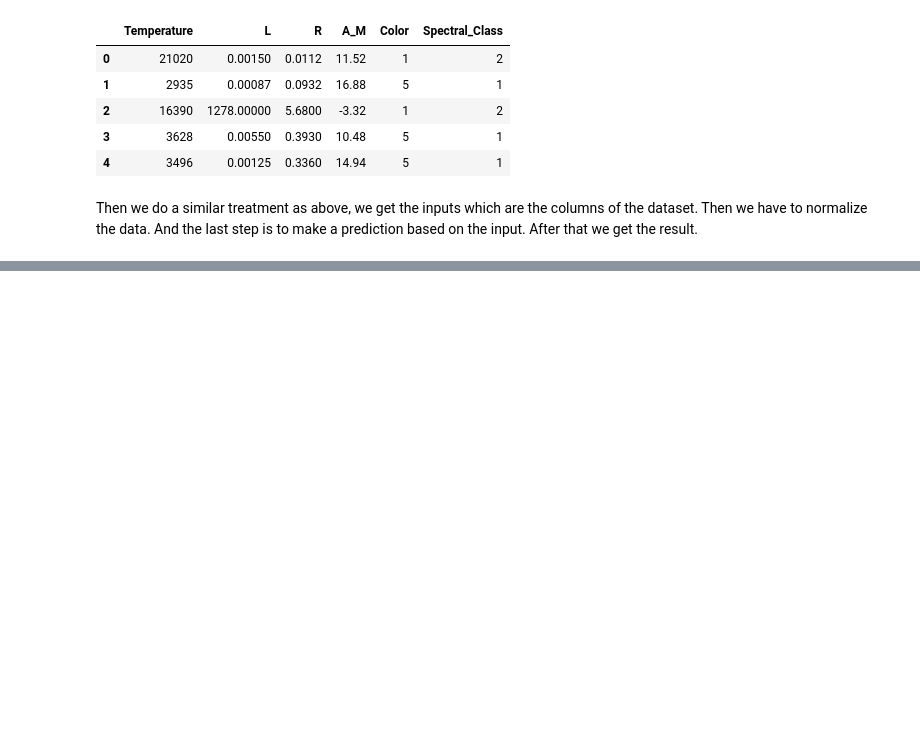
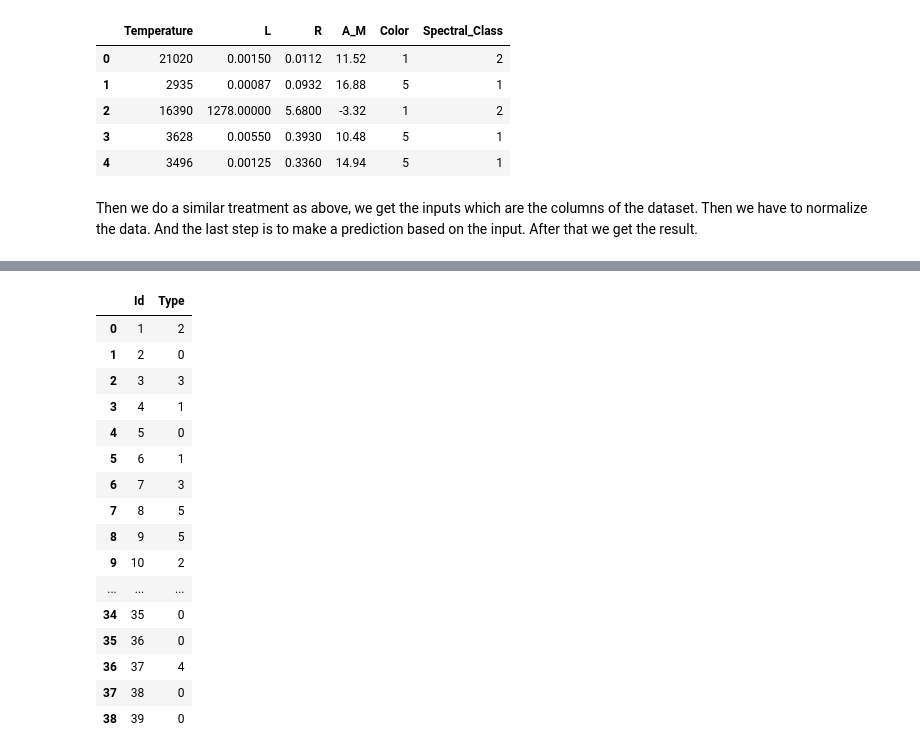
Before and after one commit to SebastianLazarte/Practice-7-IA, a Jupyter notebook: Star Types.ipynb, the cells around one changed output, grey strips where cells are left out. Drawn from its saved outputs; the diff is of its cells as text; code cells hidden in the pictures; blank space fills up the shorter version.

```diff
--- a/Star Types.ipynb
+++ b/Star Types.ipynb
@@ -487,6 +511,24 @@ array([2, 0, 3, 1, 1, 1, 3, 5, 5, 2, 4, 2, 3, 0, 0, 4, 2, 5, 1, 4, 1, 5,
 # %%
 data_sample = pd.read_csv(file_path_sample)
 data_sample_id = data_sample['Id']
 data_sample = pd.DataFrame({'Id':data_sample_id,'Type': predicted_classes})
 data_sample
-data_sample.to_csv("submission.csv", index=False)
+#data_sample.to_csv("submission.csv", index=False)
+# %% [output]
+|  | Id | Type |
+| 0 | 1 | 2 |
+| 1 | 2 | 0 |
+| 2 | 3 | 3 |
+| 3 | 4 | 1 |
+| 4 | 5 | 0 |
+| 5 | 6 | 1 |
+| 6 | 7 | 3 |
+| 7 | 8 | 5 |
+| 8 | 9 | 5 |
+| 9 | 10 | 2 |
+| ... | ... | ... |
+| 34 | 35 | 0 |
+| 35 | 36 | 0 |
+| 36 | 37 | 4 |
+| 37 | 38 | 0 |
+| 38 | 39 | 0 |
```
Also changed, not shown: parts of 12 cells of this notebook, 1 other file.
